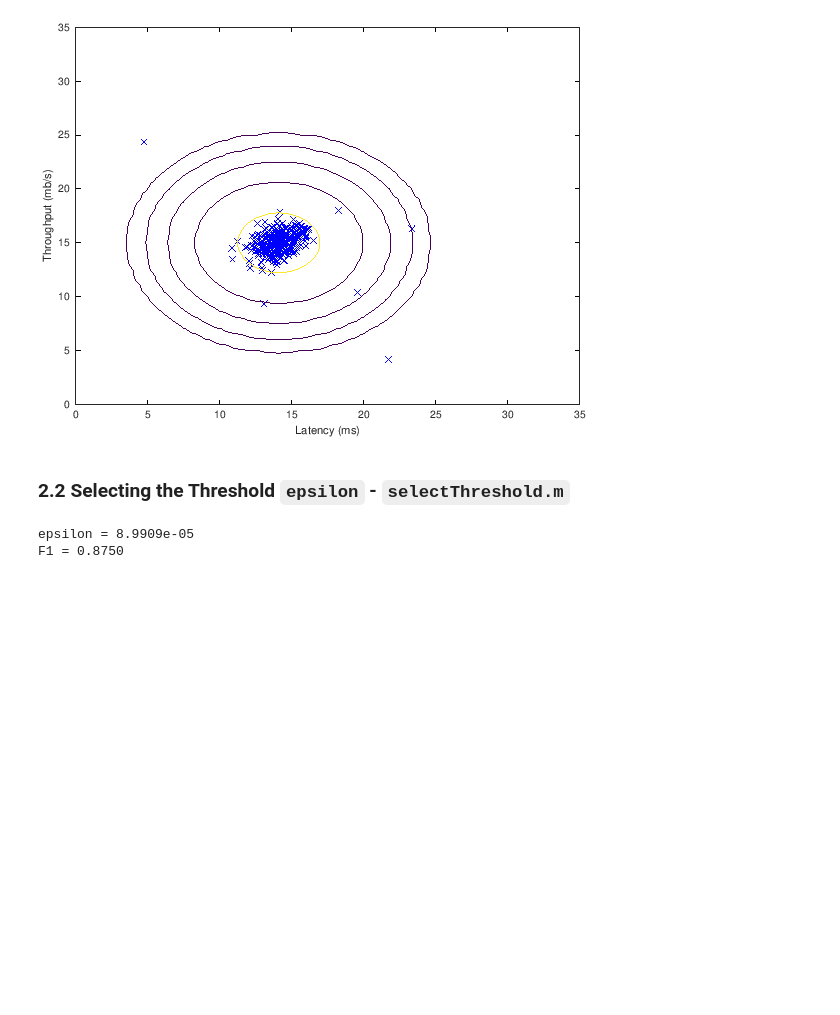
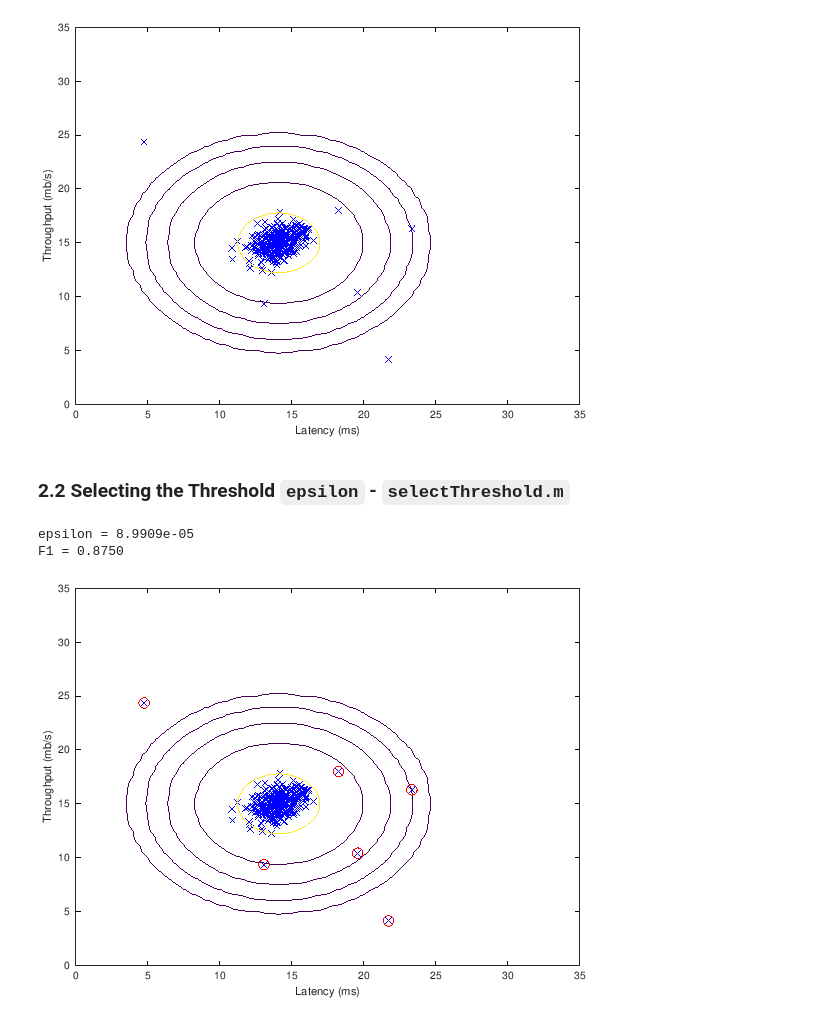
Before and after one commit to mxagar/machine_learning_coursera, a Jupyter notebook: exercises/ex1-ex8-octave/ex8/ML_Coursera_Ex_8_AnomalyDetection_RecommenderSystems.ipynb, the cells around one changed output. Drawn from its saved outputs; the diff is of its cells as text; code cells hidden in the pictures; blank space fills up the shorter version.

```diff
--- a/exercises/ex1-ex8-octave/ex8/ML_Coursera_Ex_8_AnomalyDetection_RecommenderSystems.ipynb
+++ b/exercises/ex1-ex8-octave/ex8/ML_Coursera_Ex_8_AnomalyDetection_RecommenderSystems.ipynb
@@ -180,3 +182,20 @@ pval = multivariateGaussian(Xval, mu, sigma2);
 # %% [output]
 epsilon = 8.9909e-05
 F1 = 0.8750
+# %%
+% Compute the model (again)
+[mu sigma2] = estimateGaussian(X);
+p = multivariateGaussian(X, mu, sigma2);
+# %%
+% Find the outliers in the training set and plot the
+outliers = find(p < epsilon);
+# %%
+% Plot the ooutliers
+visualizeFit(X,  mu, sigma2);
+xlabel('Latency (ms)');
+ylabel('Throughput (mb/s)');
+hold on;
+plot(X(outliers, 1), X(outliers, 2), 'ro', 'LineWidth', 2, 'MarkerSize', 10);
+hold off;
+# %% [output]
+[figure, added]
```
Also changed, not shown: parts of 1 cell of this notebook.
